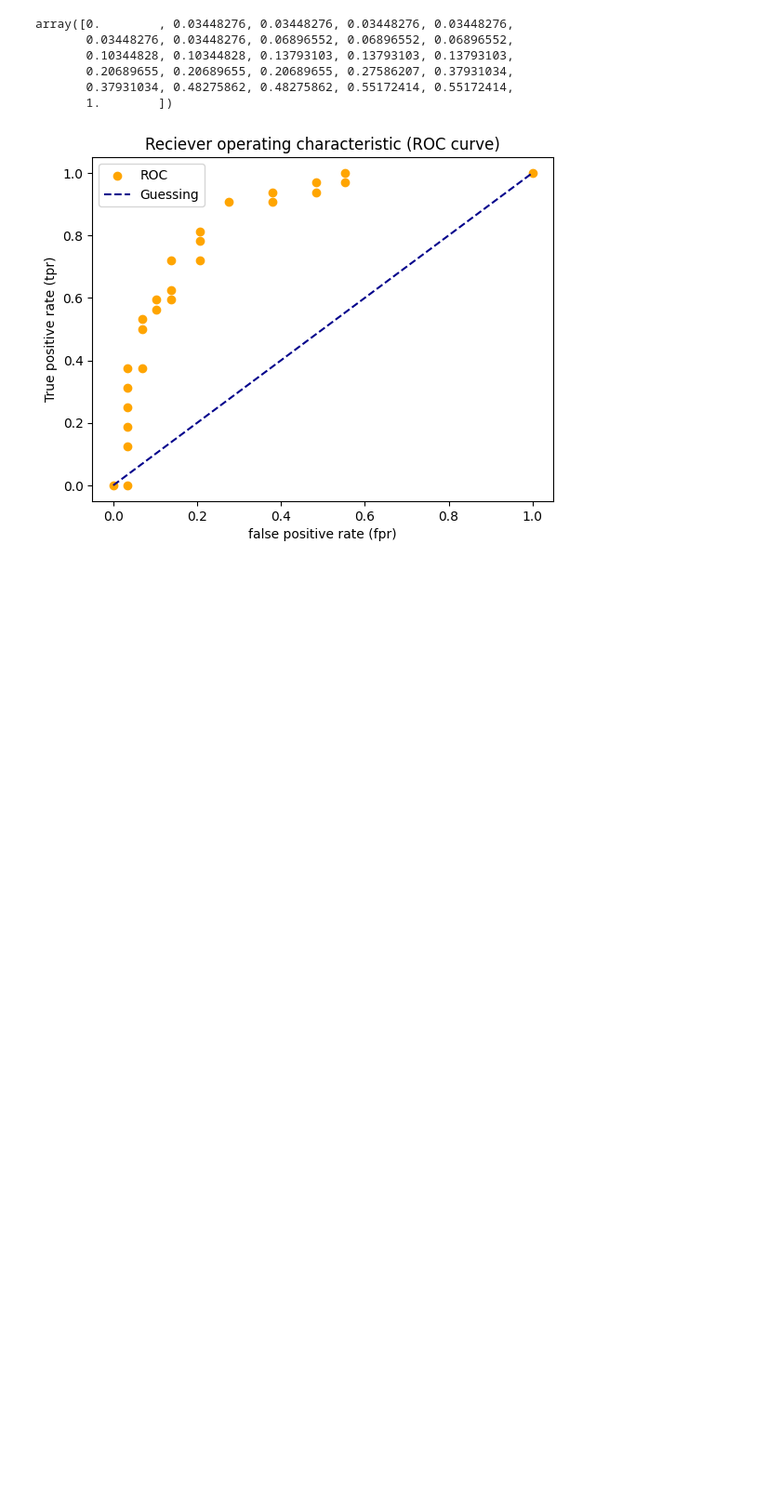
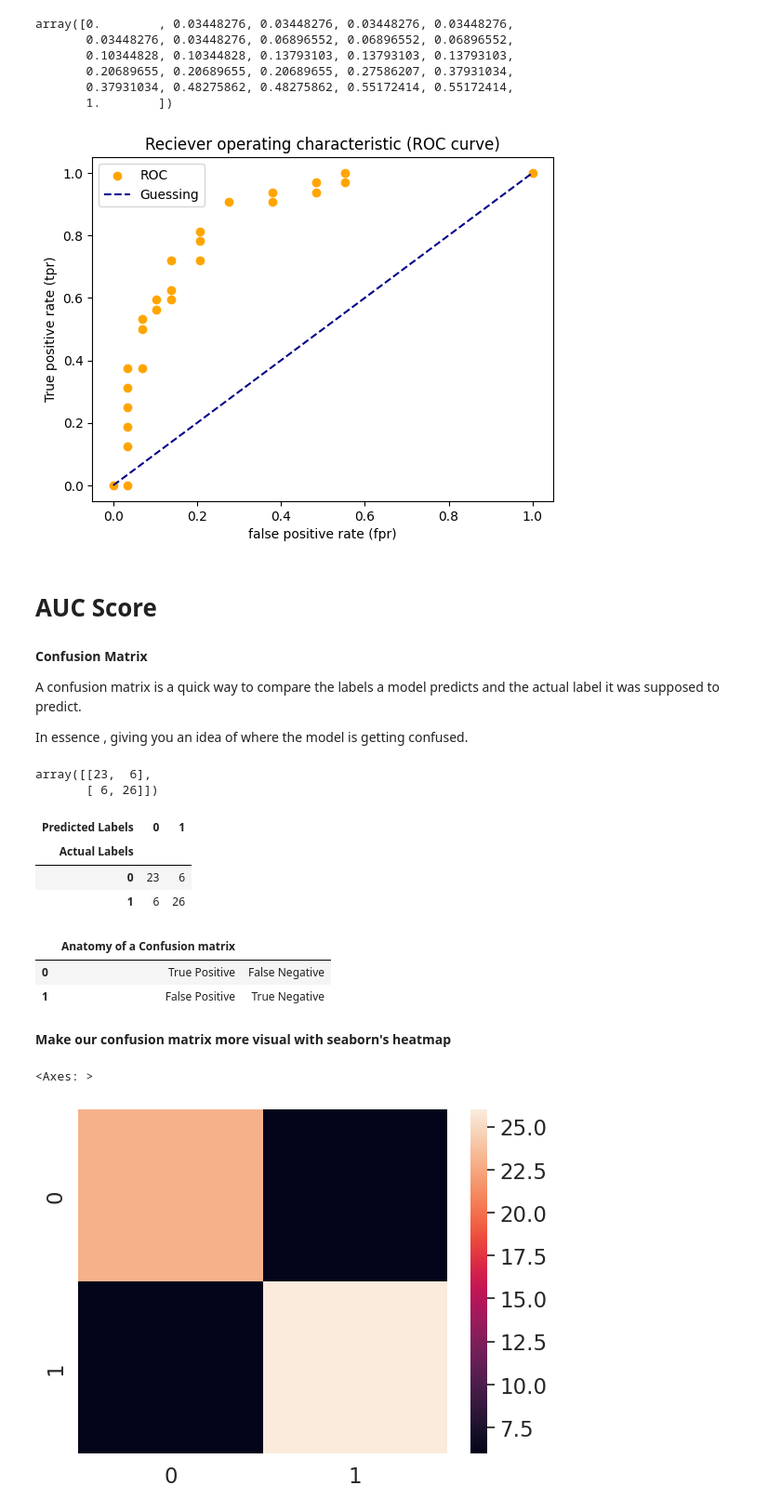
Before and after one commit to amankr2301/heart_disease_prediction_model, a Jupyter notebook: heart-disease-prediction.ipynb, the cells around one changed output. Shown at 93% size. Saved outputs shown, nothing was run; the diff lists cells and outputs as text; code cells hidden in the pictures; blank space fills up the shorter version.

Commit message:
Kaggle Notebook | Heart_disease_prediction | Heart_disease_prediction

```diff
--- a/heart-disease-prediction.ipynb
+++ b/heart-disease-prediction.ipynb
@@ -307,3 +307,59 @@ plot_roc_curve(fpr , tpr)
 ## all 10 as 1 so tpr =1 says it predicted every positive as positive that is 2 samples
 ## but fpr is due to those 8 samples that is it predicted all 0's as 1
 ## these are on different threshold values
+# %% [markdown]
+# AUC Score
+# %% [markdown]
+**Confusion Matrix**
+
+A confusion matrix is a quick way to compare the labels a model predicts and the actual label it was supposed to predict.
+
+In essence , giving you an idea of where the model is getting confused.
+# %%
+from sklearn.metrics import confusion_matrix
+
+y_preds = model.predict(x_test)
+y_preds
+
+confusion_matrix(y_test , y_preds)
+# %% [output]
+array([[23,  6],
+       [ 6, 26]])
+# %%
+pd.crosstab(y_test ,
+           y_preds ,
+           rownames = ["Actual Labels"],
+           colnames = ["Predicted Labels"])
+# %% [output]
+| Predicted Labels | 0 | 1 |
+| Actual Labels |  |  |
+| 0 | 23 | 6 |
+| 1 | 6 | 26 |
+# %%
+import pandas as pd
+
+# Example confusion matrix layout
+pd.DataFrame([["True Positive", "False Negative"],
+        ["False Positive", "True Negative"]] ,
+             columns = ["Anatomy of a Confusion matrix" , ""]
+)
+# %% [output]
+|  | Anatomy of a Confusion matrix |  |
+| 0 | True Positive | False Negative |
+| 1 | False Positive | True Negative |
+# %% [markdown]
+**Make our confusion matrix more visual with seaborn's heatmap**
+# %%
+import seaborn as sns
+
+# set the font scale
+sns.set(font_scale = 1.5)
+
+# create a confusion matrix
+conf_mat = confusion_matrix(y_test , y_preds)
+
+# plot it using seaborn
+sns.heatmap(conf_mat)
+# %% [output]
+<Axes: >
+[figure, added]
```
Also changed, not shown: parts of 15 cells of this notebook.
